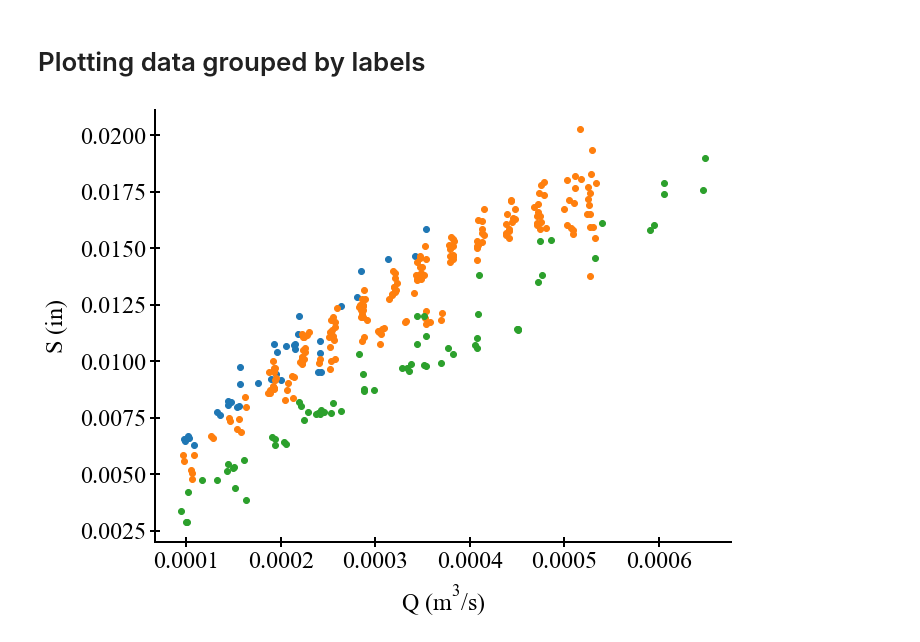
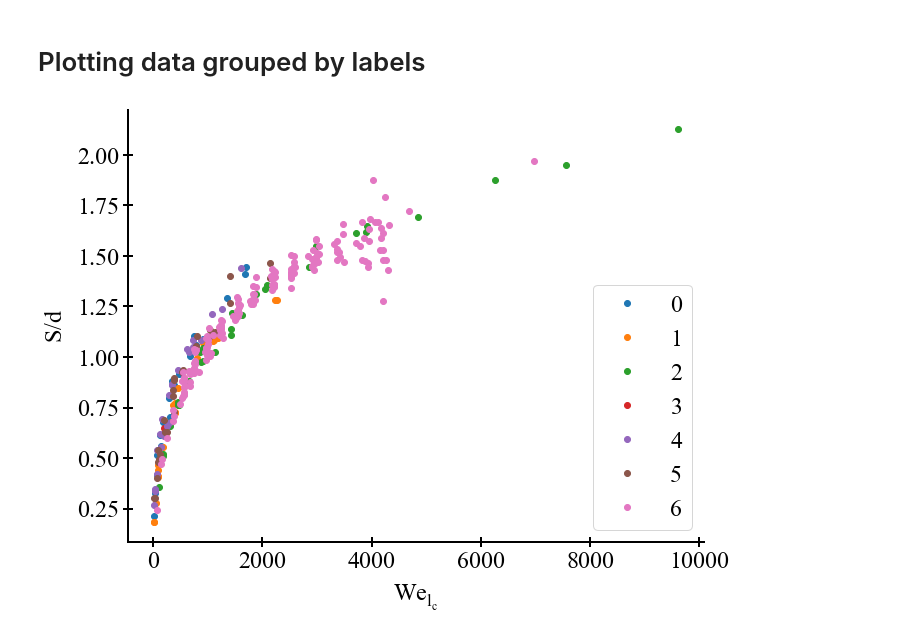
Before and after one commit to darsa881r/SW_Python, a Jupyter notebook: notebooks/Selective Withdrawal.ipynb, the cells around one changed output. Drawn from its saved outputs; the diff is of its cells as text; code cells hidden in the pictures.

```diff
--- a/notebooks/Selective Withdrawal.ipynb
+++ b/notebooks/Selective Withdrawal.ipynb
@@ -46,10 +45,10 @@ data_single.drop(['tubetype','depth','day','temp'], axis=1, inplace=True)
 
 # df = df.drop(df.columns[[0, 1, 3]], axis=1)
 
-data_single['Q'] = (0.00006309*data_single['Q'])
-data_single['S'] = (0.0254*data_single['S'])
-data_single['lower_nu']=(data_single['lower_nu']*(10e-6))
-data_single['upper_nu']=(data_single['upper_nu']*(10e-6))
+data_single['Q'] = (0.00006309 * data_single['Q'])
+data_single['S'] = (0.0254 * data_single['S'])
+data_single['lower_nu'] = (data_single['lower_nu']*(1e-6))
+data_single['upper_nu'] = (data_single['upper_nu']*(1e-6))
 data_single['fluids'] = data_single.fluids.astype("category").cat.codes
 data_single['g_reduced'] = 9.81 * (1 - (data_single['upper_rho'] / data_single['lower_rho']))
 
@@ -85,6 +203,7 @@ data_single.head()
 # %% [markdown]
 # Plotting data grouped by labels
 # %%
+%matplotlib inline
 import matplotlib as mpl
 import matplotlib.font_manager as fm
 import matplotlib.pyplot as plt
@@ -101,39 +220,52 @@ plt.rcParams['axes.linewidth'] = 2
 # Create figure object and store it in a variable called 'fig'
 # (width, height) in inches
 fig = plt.figure(figsize=(8, 6))
 # Add axes object to our figure that takes up entire figure
 ax = fig.add_axes([0, 0, 1, 1])
 
 
+
+# Adding log scales in axis
+#plt.xscale('log')
+#plt.yscale('log')
+
+# Adding linear scales in axis
+plt.xscale('linear')
+plt.yscale('linear')
+
+#Adding TItle for the figure
+# plt.title('S/d vs We')
+
 # Add two axes objects to create an inset figure
 #ax1 = fig.add_axes([0, 0, 1, 1])
 #ax2 = fig.add_axes([0.5, 0.5, 0.4, 0.4])
 
 # Hide the top and right spines of the axis
 ax.spines['right'].set_visible(False)
 ax.spines['top'].set_visible(False)
 
 # Edit the major and minor ticks of the x and y axes
 ax.xaxis.set_tick_params(which='major', size=10, width=2, direction='inout')
 ax.xaxis.set_tick_params(which='minor', size=7, width=2, direction='inout')
 ax.yaxis.set_tick_params(which='major', size=10, width=2, direction='inout')
 ax.yaxis.set_tick_params(which='minor', size=7, width=2, direction='inout')
 
-# Add the x-axis label with λ for wavelength
-ax.set_xlabel(r'Q ($\mathregular{m^3/s}$)', labelpad=10)
-ax.set_ylabel(r'S ($\mathregular{in}$)', labelpad=10)
+# Add the axis label with latex expressions
+ax.set_xlabel(r'$\mathregular{We_{l_c}}$', labelpad=10)
+ax.set_ylabel(r'$\mathregular{S/d}$', labelpad=10)
 
 # Plot and show our data
-groups = data_single.groupby("dia")
-for name, group in groups:
-    ax.plot(group['Q'], group['S'],'o',label = name)
 
-#ax.legend(loc='upper left', frameon=True)
+# Creating the groups for legend
+groups = data_single.groupby("fluids")
+for l, group in groups:
+    ax.plot(group['We_lc'], group['S_d'],'o',label = l)
+
+ax.legend(loc='lower right', frameon=True)
 
 # Save the figure
 fig.savefig('C:\\Users\\sabbi\\Dropbox\\Darryl James\\Mendeley_library\\JetEntrainment\\Selective\\Qualifying_docs\\SW_Python\\output\\Q_vs_S.png', dpi=300, transparent=False, bbox_inches='tight')
 
-
 plt.show()
 # %% [output]
-[figure, old version]
+[figure, new version]
```
Also changed, not shown: parts of 8 cells of this notebook.
